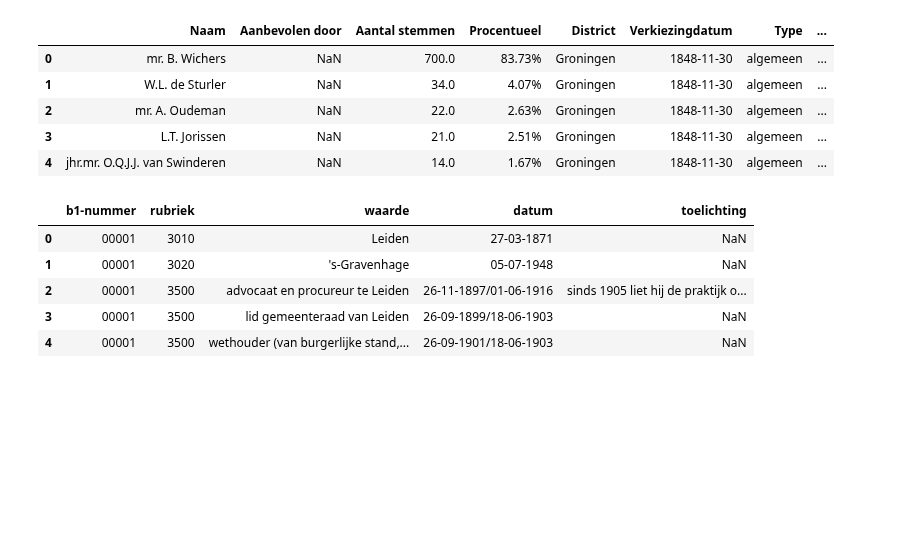
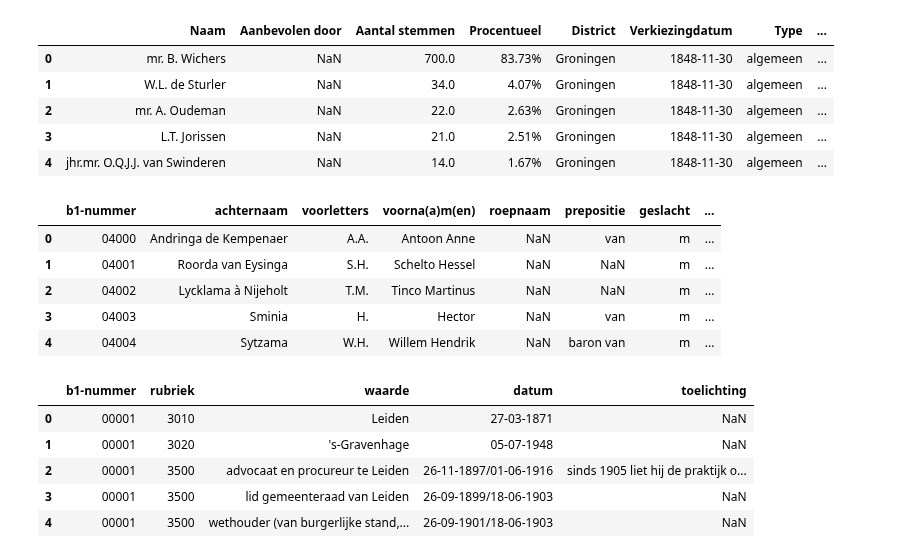
Before and after one commit to basm92/Polrents, a Jupyter notebook: Code/find_remaining_variables.ipynb, the cells around one changed output. Saved outputs shown, nothing was run; the diff lists cells and outputs as text; code cells hidden in the pictures; blank space fills up the shorter version.

```diff
--- a/Code/find_remaining_variables.ipynb
+++ b/Code/find_remaining_variables.ipynb
@@ -95,6 +108,15 @@ electoral_data.head(5)
 | 2 | mr. A. Oudeman | NaN | 22.0 | 2.63% | Groningen | 1848-11-30 | algemeen | ... |
 | 3 | L.T. Jorissen | NaN | 21.0 | 2.51% | Groningen | 1848-11-30 | algemeen | ... |
 | 4 | jhr.mr. O.Q.J.J. van Swinderen | NaN | 14.0 | 1.67% | Groningen | 1848-11-30 | algemeen | ... |
+# %%
+politician_metadata.head(5)
+# %% [output]
+|  | b1-nummer | achternaam | voorletters | voorna(a)m(en) | roepnaam | prepositie | geslacht | ... |
+| 0 | 04000 | Andringa de Kempenaer | A.A. | Antoon Anne | NaN | van | m | ... |
+| 1 | 04001 | Roorda van Eysinga | S.H. | Schelto Hessel | NaN | NaN | m | ... |
+| 2 | 04002 | Lycklama à Nijeholt | T.M. | Tinco Martinus | NaN | NaN | m | ... |
+| 3 | 04003 | Sminia | H. | Hector | NaN | van | m | ... |
+| 4 | 04004 | Sytzama | W.H. | Willem Hendrik | NaN | baron van | m | ... |
 # %%
 politician_metadata2.head(5)
 # %% [output]
```
Also changed, not shown: parts of 13 cells of this notebook.
